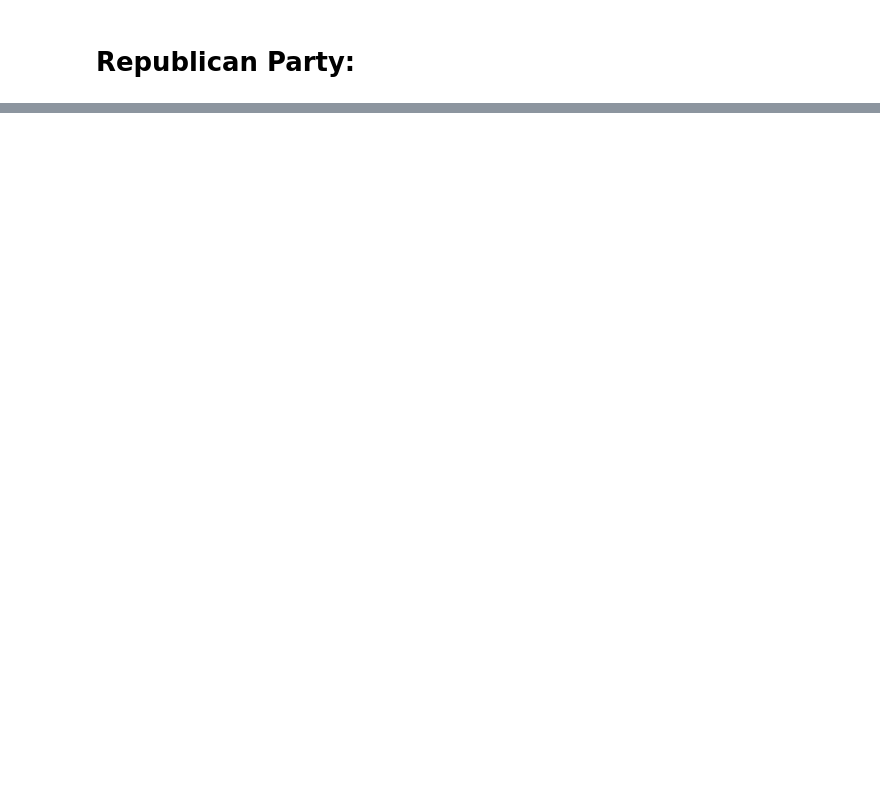
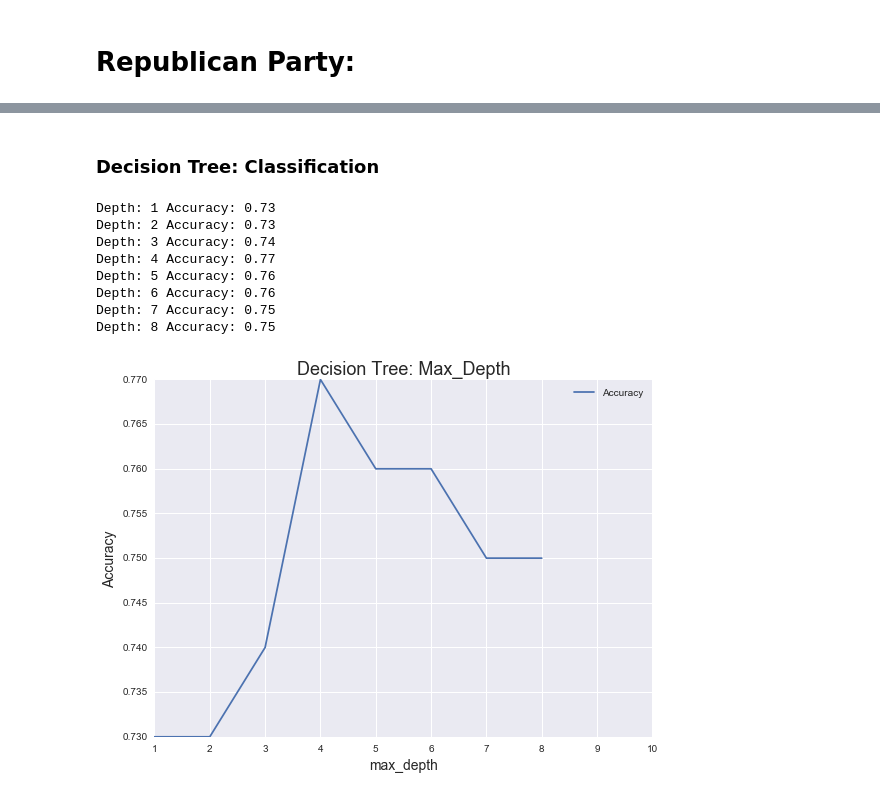
Before and after one commit to Tsmith5151/2016-US-Election---ML, a Jupyter notebook: analysis.ipynb, the cells around one changed output, grey strips where cells are left out. Cells and saved outputs as stored; diff of their text form; code cells hidden in the pictures; blank space fills up the shorter version.

Commit message:
add decision tree

```diff
--- a/analysis.ipynb
+++ b/analysis.ipynb
@@ -207,0 +247,41 @@ print "Testing Set: {0:.2f} Samples".format(X_test.shape[0])
+# %% [markdown]
+### Decision Tree: Classification
+# %%
+def Decision_Tree():
+    n_depth = []
+    accuracy = []
+    for depth in range (1,11):
+        clf = tree.DecisionTreeClassifier(max_depth = depth,
+        min_samples_split = 20, min_samples_leaf = 20, random_state=None)
+        if clf.fit(X_train,y_train).tree_.max_depth < depth:
+            break
+        score = np.mean(cross_val_score(clf,X_train,y_train,
+                scoring ='accuracy', n_jobs=1))
+        scoring = round(score,2)
+        accuracy.append(scoring)
+        n_depth.append(depth)
+        print 'Depth: %i Accuracy: %.2f' % (depth,score)
+    decision_tree_depth_plot(accuracy,n_depth)
+
+def decision_tree_depth_plot(accuracy,n_depth):
+    pl.figure(figsize=(8,6))
+    pl.plot(n_depth, accuracy, label = "Accuracy")
+    pl.title("Decision Tree: Max_Depth", fontsize = 18)
+    pl.xlabel("max_depth", fontsize =14)
+    pl.ylabel("Accuracy", fontsize =14)
+    pl.xlim(1,10)
+    pl.legend(loc = "upper right")
+    pl.tight_layout()
+    pl.show()
+# %%
+Decision_Tree()
+# %% [output]
+Depth: 1 Accuracy: 0.73
+Depth: 2 Accuracy: 0.73
+Depth: 3 Accuracy: 0.74
+Depth: 4 Accuracy: 0.77
+Depth: 5 Accuracy: 0.76
+Depth: 6 Accuracy: 0.76
+Depth: 7 Accuracy: 0.75
+Depth: 8 Accuracy: 0.75
+[figure, added]
```
Also changed, not shown: parts of 27 cells of this notebook, 1 other file.
